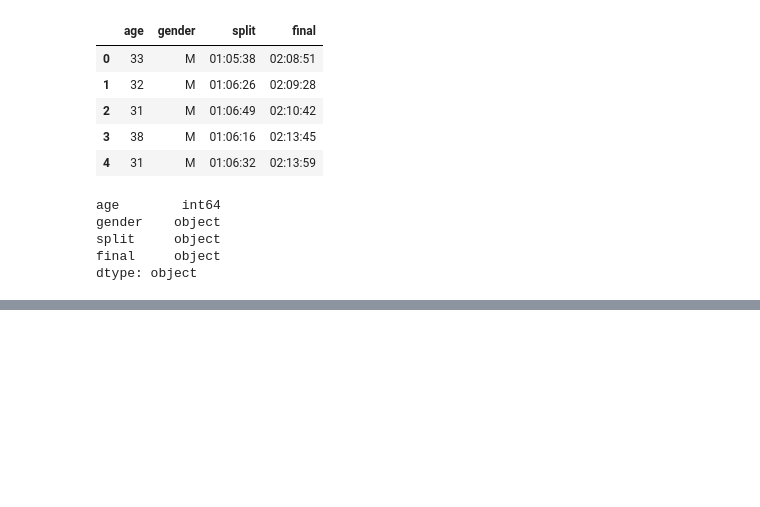
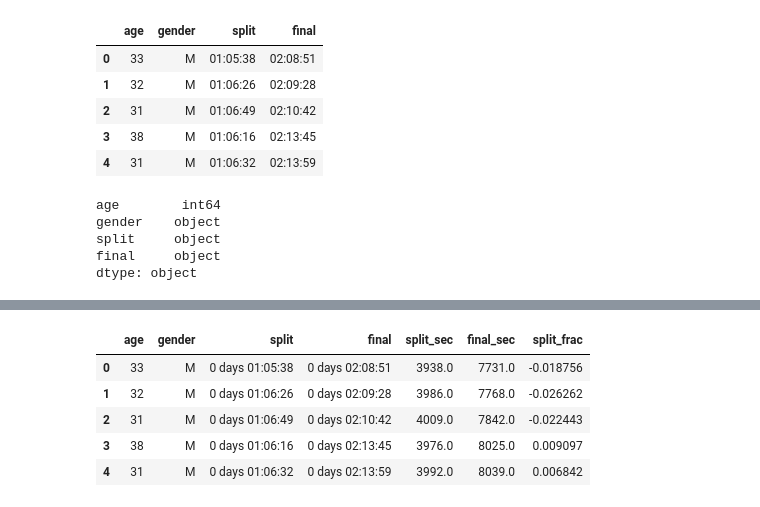
Before and after one commit to crickmj/Python_begins, a Jupyter notebook: for Practice/practice4.ipynb, the cells around one changed output, grey strips where cells are left out. Cells and saved outputs as stored; diff of their text form; code cells hidden in the pictures; blank space fills up the shorter version.

```diff
--- a/for Practice/practice4.ipynb
+++ b/for Practice/practice4.ipynb
@@ -63,0 +89,10 @@ AttributeError: 'DataFrame' object has no attribute 'dtype'
+# %%
+data['split_frac'] = 1 - 2*data['split_sec'] / data['final_sec']
+data.head()
+# %% [output]
+|  | age | gender | split | final | split_sec | final_sec | split_frac |
+| 0 | 33 | M | 0 days 01:05:38 | 0 days 02:08:51 | 3938.0 | 7731.0 | -0.018756 |
+| 1 | 32 | M | 0 days 01:06:26 | 0 days 02:09:28 | 3986.0 | 7768.0 | -0.026262 |
+| 2 | 31 | M | 0 days 01:06:49 | 0 days 02:10:42 | 4009.0 | 7842.0 | -0.022443 |
+| 3 | 38 | M | 0 days 01:06:16 | 0 days 02:13:45 | 3976.0 | 8025.0 | 0.009097 |
+| 4 | 31 | M | 0 days 01:06:32 | 0 days 02:13:59 | 3992.0 | 8039.0 | 0.006842 |
```
Also changed, not shown: parts of 6 cells of this notebook.
